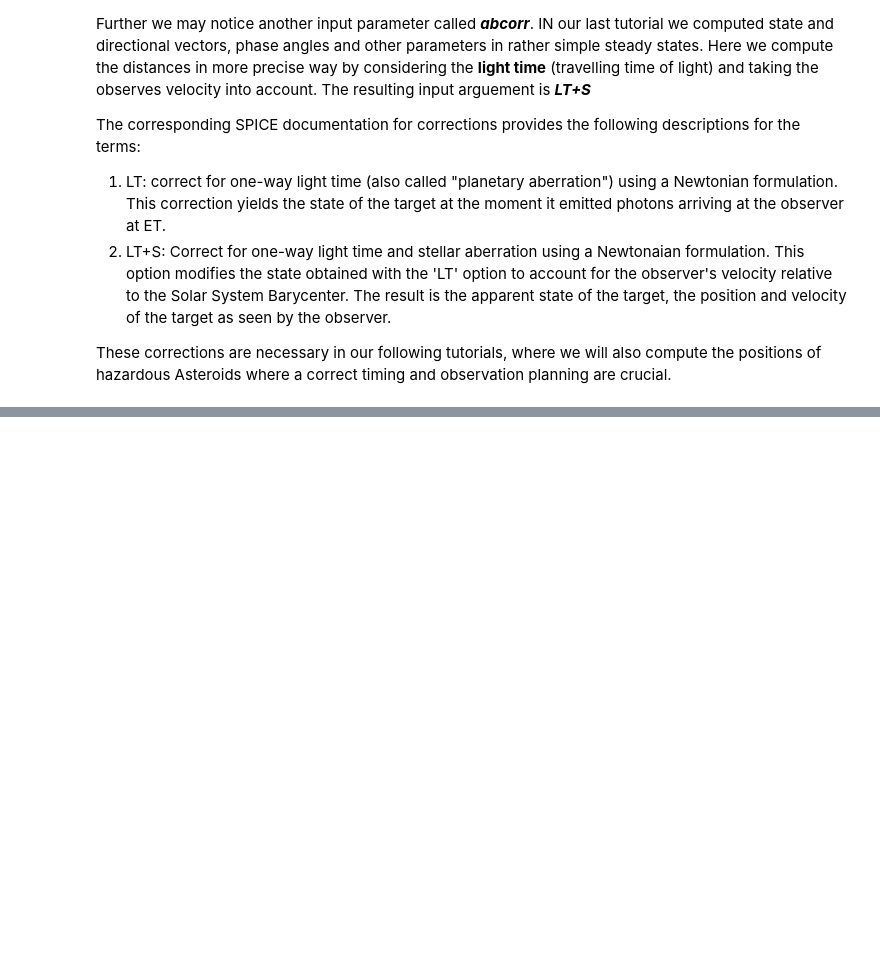
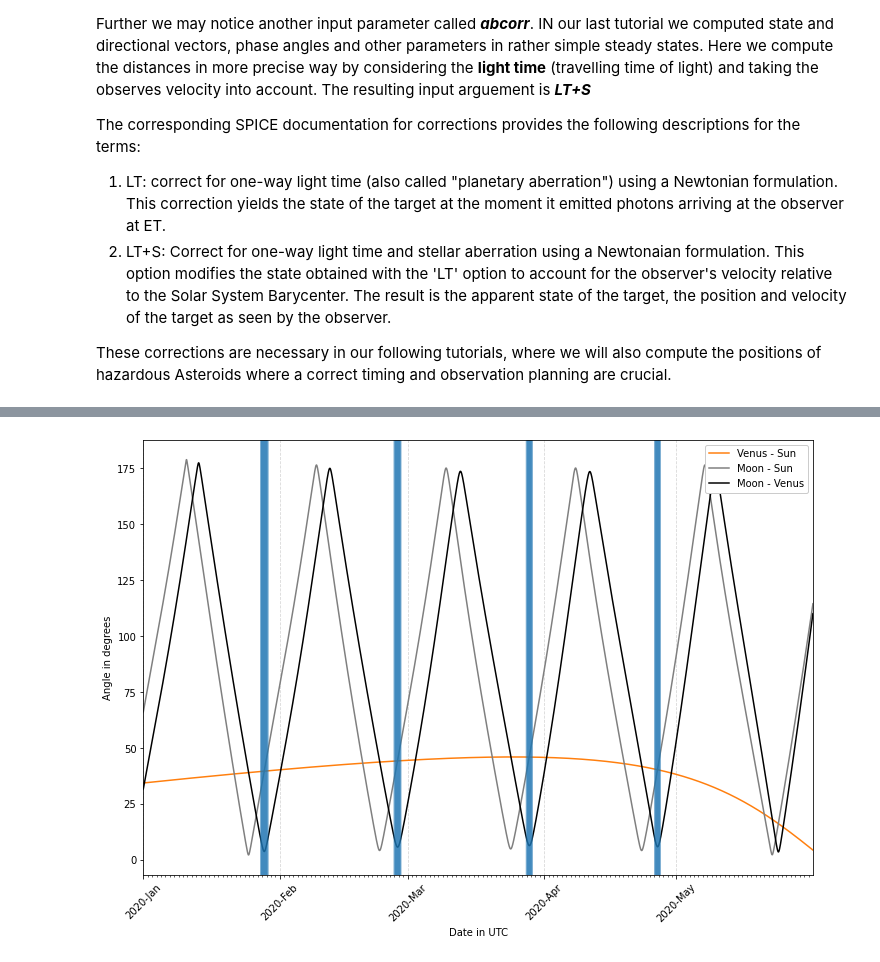
Before and after one commit to aditya172926/SpaceScience, a Jupyter notebook: SpaceScience4.ipynb, the cells around one changed output, grey strips where cells are left out. Saved outputs shown, nothing was run; the diff lists cells and outputs as text; code cells hidden in the pictures; blank space fills up the shorter version.

Commit message:
Venus photographic

```diff
--- a/SpaceScience4.ipynb
+++ b/SpaceScience4.ipynb
@@ -66,0 +148,13 @@ These corrections are necessary in our following tutorials, where we will also c
+# %%
+# Are photos of both objects "photogenic"? Let's apply a pandas filtering
+# with some artificially set angular distances and create a binary tag for
+# photogenic (1) and non-photogenic (0) constellations
+#
+# Angular distance Venus - Sun: > 30 degrees
+# Angular distance Moon - Sun: > 30 degrees
+# Angular distance Moon - Venus: < 10 degrees
+INNER_SOLSYS_DF.loc[:, 'PHOTOGENIC'] = \
+    INNER_SOLSYS_DF.apply(lambda x: 1 if (x['EARTH_VEN2SUN_ANGLE'] > 30.0) \
+                                       & (x['EARTH_MOON2SUN_ANGLE'] > 30.0) \
+                                       & (x['EARTH_MOON2VEN_ANGLE'] < 10.0) \
+                                      else 0, axis=1)
@@ -66,0 +182,51 @@ These corrections are necessary in our following tutorials, where we will also c
+# %%
+# Import the matplotlib library
+from matplotlib import pyplot as plt
+import matplotlib.dates as matpl_dates
+
+# Set a figure
+FIG, AX = plt.subplots(figsize=(12, 8))
+
+# Plot the miscellaneous phase angles; apply different colors for the curves
+# and set a legend label
+AX.plot(INNER_SOLSYS_DF['UTC'], INNER_SOLSYS_DF['EARTH_VEN2SUN_ANGLE'], \
+        color='tab:orange', label='Venus - Sun')
+
+AX.plot(INNER_SOLSYS_DF['UTC'], INNER_SOLSYS_DF['EARTH_MOON2SUN_ANGLE'], \
+        color='tab:gray', label='Moon - Sun')
+
+AX.plot(INNER_SOLSYS_DF['UTC'], INNER_SOLSYS_DF['EARTH_MOON2VEN_ANGLE'], \
+        color='black', label='Moon - Venus')
+
+# Set a label for the x and y axis accordingly
+AX.set_xlabel('Date in UTC')
+AX.set_ylabel('Angle in degrees')
+
+# Set limits for the x and y axis
+AX.set_xlim(min(INNER_SOLSYS_DF['UTC']), max(INNER_SOLSYS_DF['UTC']))
+
+# Set a grid
+AX.grid(axis='x', linestyle='dashed', alpha=0.5)
+
+# Set a month and day locator for the plot
+AX.xaxis.set_major_locator(matpl_dates.MonthLocator())
+AX.xaxis.set_minor_locator(matpl_dates.DayLocator())
+
+# Set a format for the date-time (Year + Month name)
+AX.xaxis.set_major_formatter(matpl_dates.DateFormatter('%Y-%b'))
+
+# Iterate through the "photogenic" results and draw vertical lines where the
+# "photogenic" conditions apply
+for photogenic_utc in INNER_SOLSYS_DF.loc[INNER_SOLSYS_DF['PHOTOGENIC'] == 1]['UTC']:
+    AX.axvline(photogenic_utc, color='tab:blue', alpha=0.2)
+
+# Create the legend in the top right corner of the plot
+AX.legend(fancybox=True, loc='upper right', framealpha=1)
+
+# Rotate the date-times
+plt.xticks(rotation=45)
+
+# Saving the figure in high quality
+plt.savefig('VENUS_SUN_MOON.png', dpi=300)
+# %% [output]
+[figure, added]
```
Also changed, not shown: parts of 14 cells of this notebook, 1 other file.
